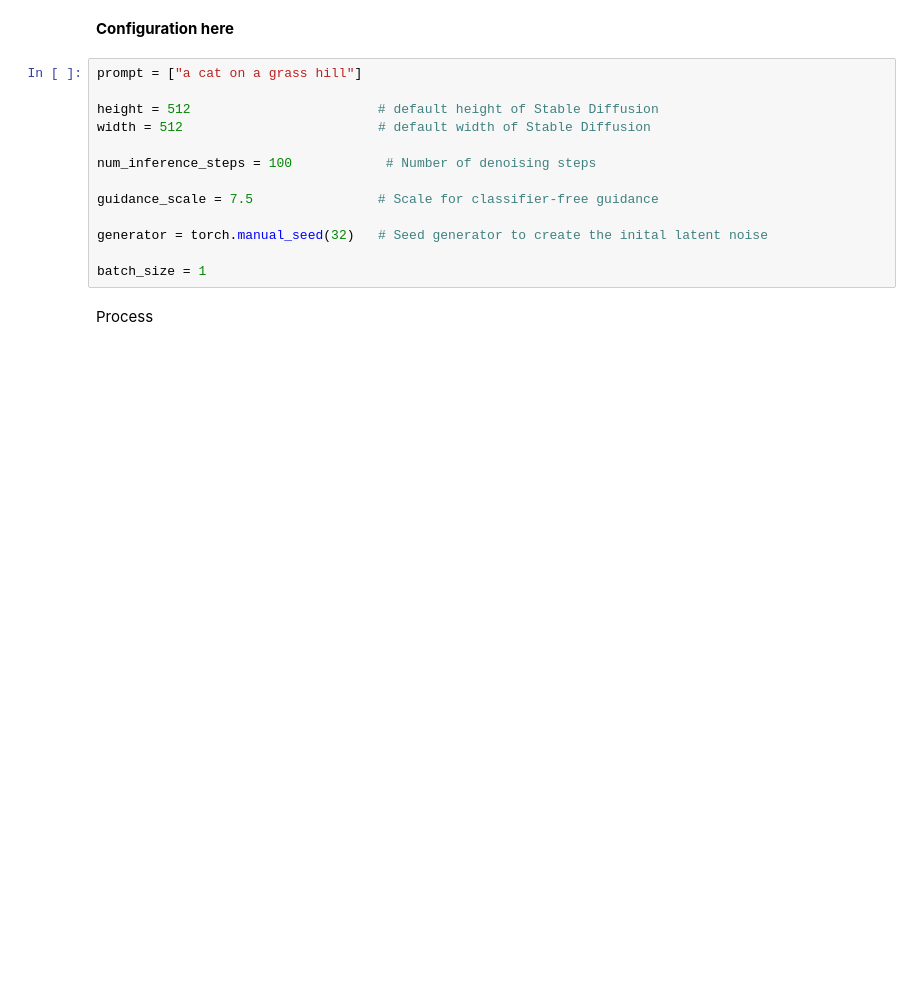
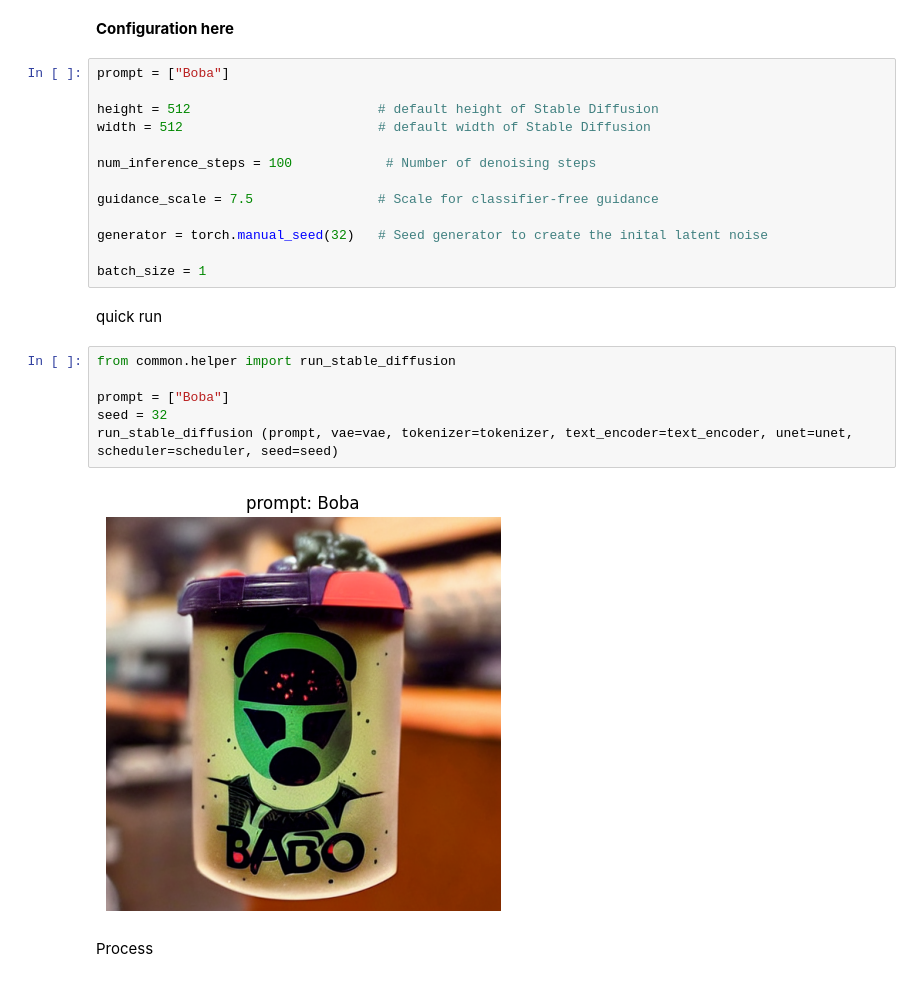
Before and after one commit to Tma2333/StableDiffusionProject, a Jupyter notebook: colab.ipynb, the cells around one changed output. Saved outputs shown, nothing was run; the diff lists cells and outputs as text; blank space fills up the shorter version.

Commit message:
add quick run func

```diff
--- a/colab.ipynb
+++ b/colab.ipynb
@@ -60,7 +60,7 @@ unet = unet.to(torch_device)
 # %% [markdown]
 **Configuration here**
 # %%
-prompt = ["a cat on a grass hill"]
+prompt = ["Boba"]
 
 height = 512                        # default height of Stable Diffusion
 width = 512                         # default width of Stable Diffusion
@@ -72,6 +72,16 @@ guidance_scale = 7.5                # Scale for classifier-free guidance
 generator = torch.manual_seed(32)   # Seed generator to create the inital latent noise
 
 batch_size = 1
+# %% [markdown]
+quick run
+# %%
+from common.helper import run_stable_diffusion
+
+prompt = ["Boba"]
+seed = 32
+run_stable_diffusion (prompt, vae=vae, tokenizer=tokenizer, text_encoder=text_encoder, unet=unet, scheduler=scheduler, seed=seed)
+# %% [output]
+[figure, added]
 # %% [markdown]
 Process
 # %%
```
Also changed, not shown: parts of 2 cells of this notebook, 2 other files.
